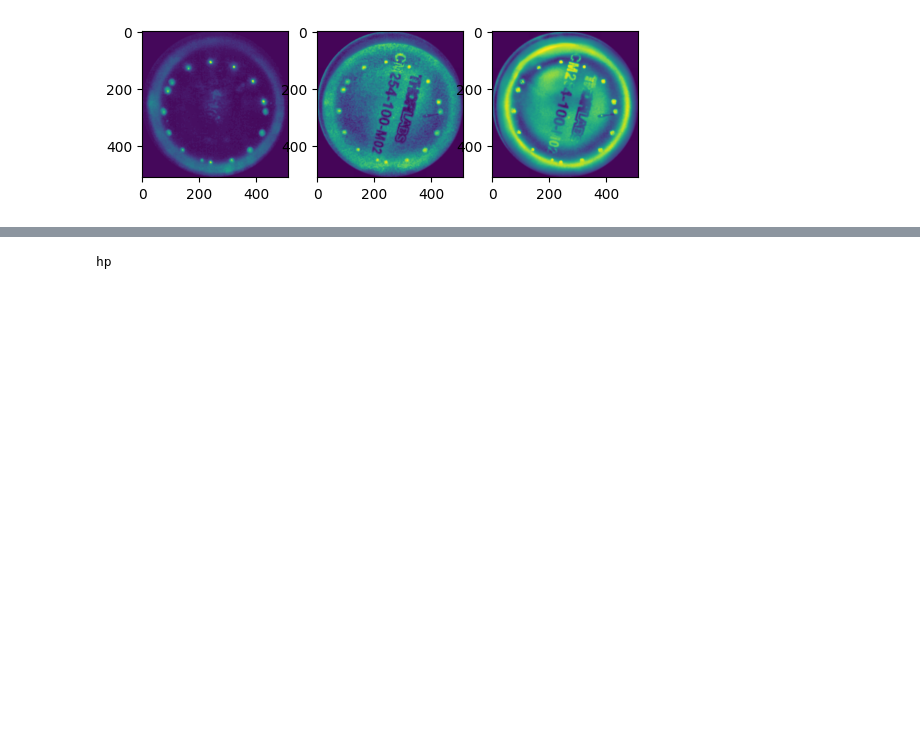
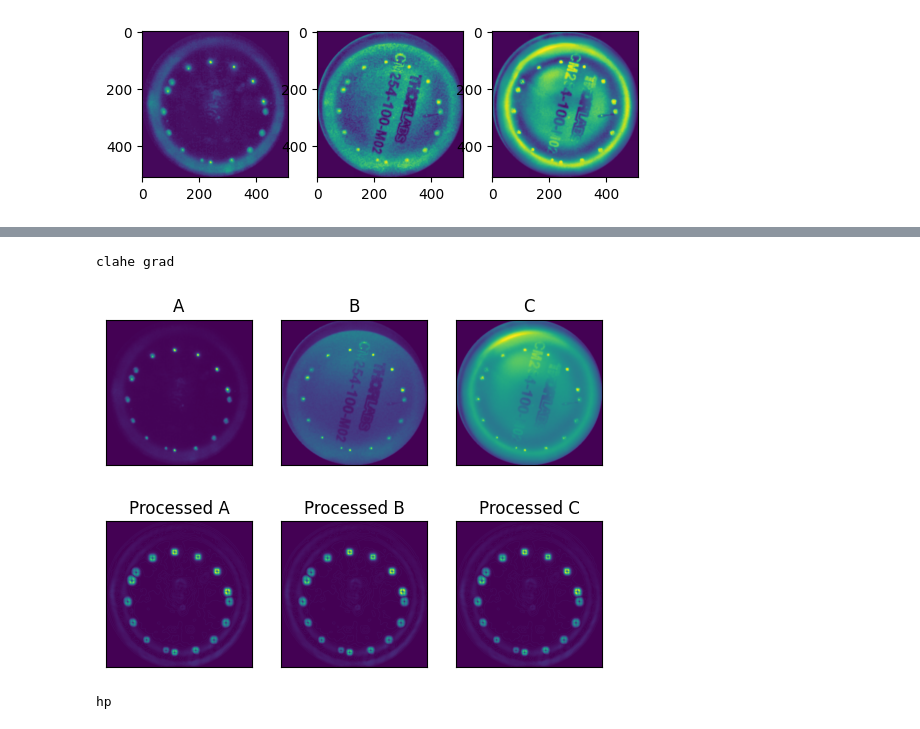
Before and after one commit to EvgeniiVenediktov/multireflection, a Jupyter notebook: processing_experiments.ipynb, the cells around one changed output, grey strips where cells are left out. Cells and saved outputs as stored; diff of their text form; code cells hidden in the pictures; blank space fills up the shorter version.

Commit message:
clahe model

```diff
--- a/processing_experiments.ipynb
+++ b/processing_experiments.ipynb
@@ -95,3 +94,47 @@ grad
+# %%
+def clahegrad(img):
+    clahe = cv2.createCLAHE(clipLimit=0.5)
+    img = clahe.apply(np.copy(dark))
+    img = cv2.GaussianBlur(img, (15,15), 5)
+    gX = cv2.Sobel(img, ddepth=cv2.CV_32F, dx=1, dy=0, ksize=3)
+    gY = cv2.Sobel(img, ddepth=cv2.CV_32F, dx=0, dy=1, ksize=3)
+
+    gX = cv2.convertScaleAbs(gX)
+    gY = cv2.convertScaleAbs(gY)
+    return cv2.addWeighted(gX, 0.5, gY, 0.5, 0)
+# %%
+grad_aeqdark = clahegrad(np.copy(dark))
+grad_aeqlamp = clahegrad(np.copy(lamp))
+grad_aeqlight = clahegrad(np.copy(light))
+
+fig, axes = plt.subplots(2,3)
+print("clahe grad")
+axes[0][0].imshow(dark)
+axes[0][1].imshow(lamp)
+axes[0][2].imshow(light)
+
+axes[1][0].imshow(grad_aeqdark)
+axes[1][1].imshow(grad_aeqlamp)
+axes[1][2].imshow(grad_aeqlight)
+
+axes[0][0].set_title("A")
+axes[0][1].set_title("B")
+axes[0][2].set_title("C")
+
+axes[1][0].set_title("Processed A")
+axes[1][1].set_title("Processed B")
+axes[1][2].set_title("Processed C")
+
+for i in range(2):
+    for j in range(3):
+        axes[i][j].set_xticks([])
+        axes[i][j].set_yticks([])
+
+plt.show()
+fig.savefig("graphs/clahe_processing.png", dpi=300, transparent=True)
+# %% [output]
+clahe grad
+[figure, added]
 # %%
 t = 10
 hp_dark = np.copy(dark)
```
Also changed, not shown: parts of 5 cells of this notebook, 4 other files.
